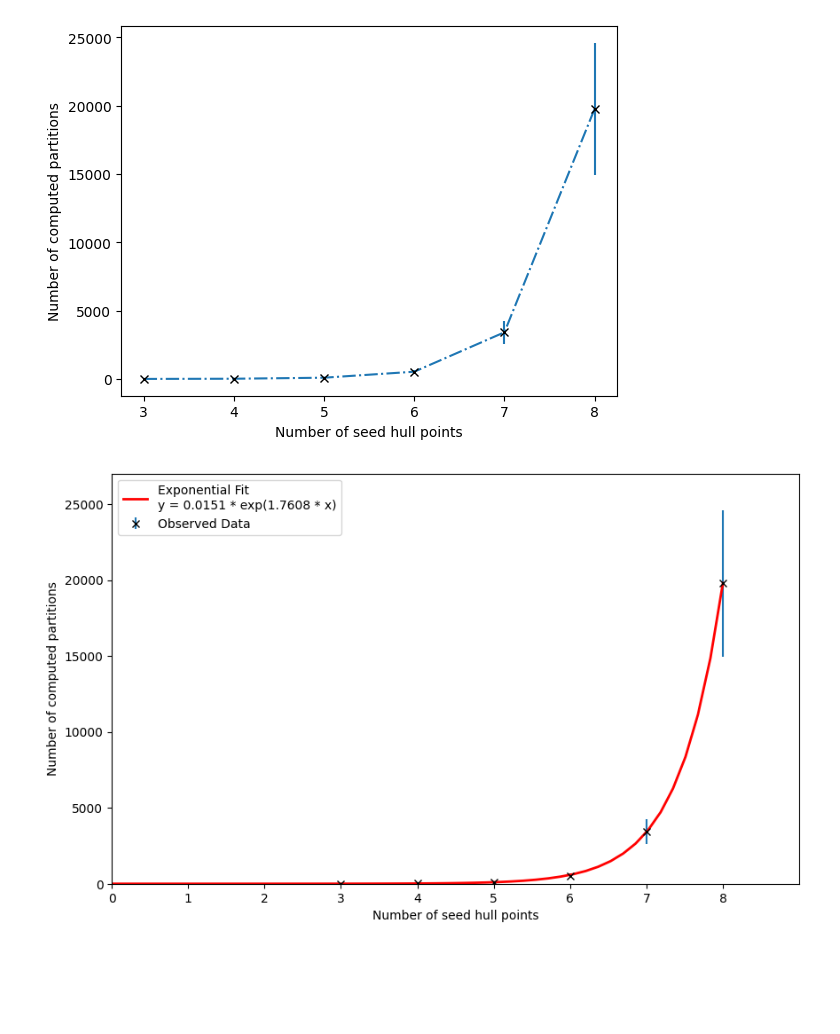
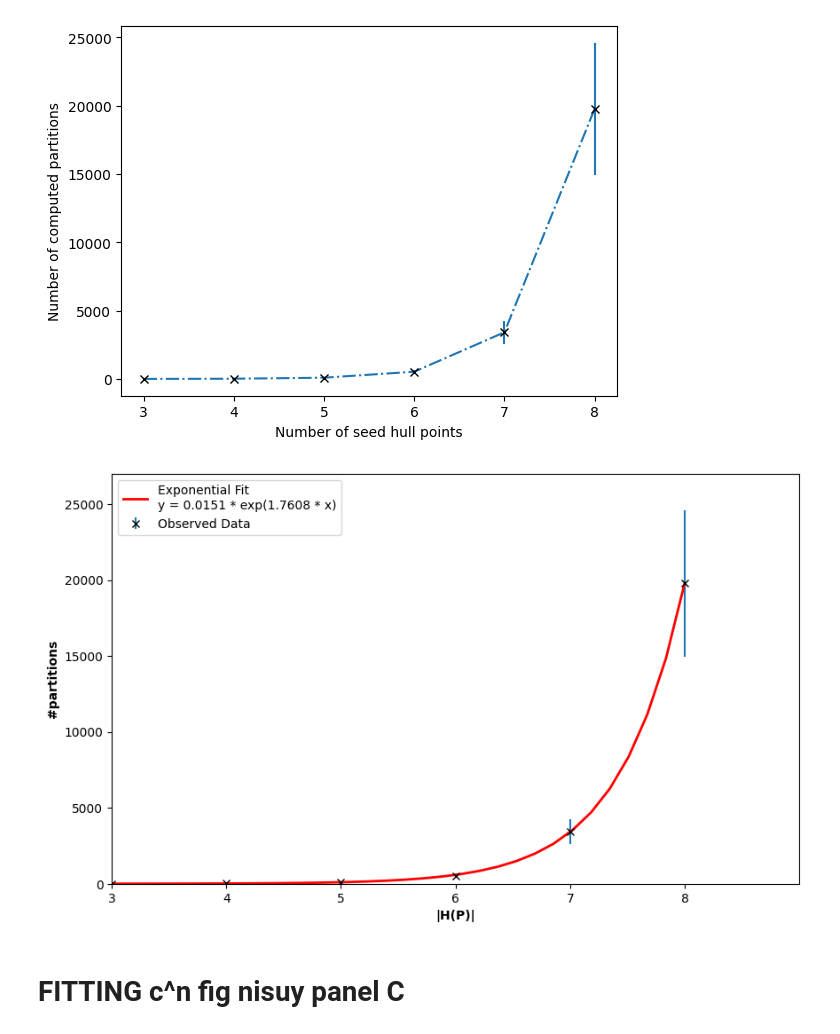
Before and after one commit to yanivohayon8/enumerating_convex_partitions, a Jupyter notebook: notebooks/9_qualitative_thesis_plot.ipynb, the cells around one changed output. Saved outputs shown, nothing was run; the diff lists cells and outputs as text; code cells hidden in the pictures; blank space fills up the shorter version.

```diff
--- a/notebooks/9_qualitative_thesis_plot.ipynb
+++ b/notebooks/9_qualitative_thesis_plot.ipynb
@@ -20,48 +20,50 @@ plt.show()
 # %% [output]
 [figure]
 # %%
-import numpy as np
-import matplotlib.pyplot as plt
+# import numpy as np
+# import matplotlib.pyplot as plt
 
-# Given values
-means = np.array([3.000, 17.041, 92.52, 531.880, 3417.880, 19771.560])
-std = np.array([0.0, 4.598, 17.808, 135.678, 825.990, 4826.123])
+# # Given values
+# means = np.array([3.000, 17.041, 92.52, 531.880, 3417.880, 19771.560])
+# std = np.array([0.0, 4.598, 17.808, 135.678, 825.990, 4826.123])
 
-num_of_interior = np.arange(len(means)) + 3
+# num_of_ch = np.arange(len(means)) + 3
 
-# Set figure size (width, height in inches)
-plt.figure(figsize=(10, 6))
+# # Set figure size (width, height in inches)
+# plt.figure(figsize=(10, 6))
 
-# Plot the original data with error bars
-ax = plt.subplot()
-ax.errorbar(num_of_interior, means, yerr=std, marker="x", linestyle="", markeredgecolor="black", label="Observed Data")
+# # Plot the original data with error bars
+# ax = plt.subplot()
+# ax.errorbar(num_of_ch, means, yerr=std, marker="x", linestyle="", markeredgecolor="black", label="Observed Data")
 
-# Exponential fit function
-a = 0.0151
-b = 1.7608
+# # Exponential fit function
+# a = 0.0151
+# b = 1.7608
 
-# Evaluate the fitted exponential function at the x values
-start_sampling = 0
-end_sampling = 8
-sampling_points = np.linspace(start_sampling,end_sampling)
+# # Evaluate the fitted exponential function at the x values
+# start_sampling = 0
+# end_sampling = 8
+# sampling_points = np.linspace(start_sampling,end_sampling)
 
-fitted_values = a * np.exp(b * sampling_points)
+# fitted_values = a * np.exp(b * sampling_points)
 
-# Plot the exponential fit
-ax.plot(sampling_points, fitted_values, 'r-', label=f'Exponential Fit\ny = {a:.4f} * exp({b:.4f} * x)', linewidth=2)
+# # Plot the exponential fit
+# ax.plot(sampling_points, fitted_values, 'r-', label=f'Exponential Fit\ny = {a:.4f} * exp({b:.4f} * x)', linewidth=2)
 
-# Set labels with bold font
-ax.set_xlabel("Number of seed hull points")#, fontweight='bold')
-ax.set_ylabel("Number of computed partitions")#, fontweight='bold')
-ax.set_xticks(np.arange(9))
-ax.set_xlim((0,9))
-ax.set_ylim((0,27000))
+# # Set labels with bold font
+# ax.set_xlabel("|H(P)|", fontweight='bold')
+# ax.set_ylabel("#partitions", fontweight='bold')
+# ax.set_xticks(np.arange(9))
+# ax.set_xlim((3,9))
+# ax.set_ylim((0,27000))
 
 
-# Add a legend
-ax.legend(loc="upper left")
+# # Add a legend
+# ax.legend(loc="upper left")
 
-# Show the plot
-plt.show()
+# # Show the plot
+# plt.show()
 # %% [output]
-[figure, old version]
+[figure, new version]
+# %% [markdown]
+# FITTING c^n fig nisuy panel C
```
Also changed, not shown: parts of 10 cells of this notebook, 3 other files.
